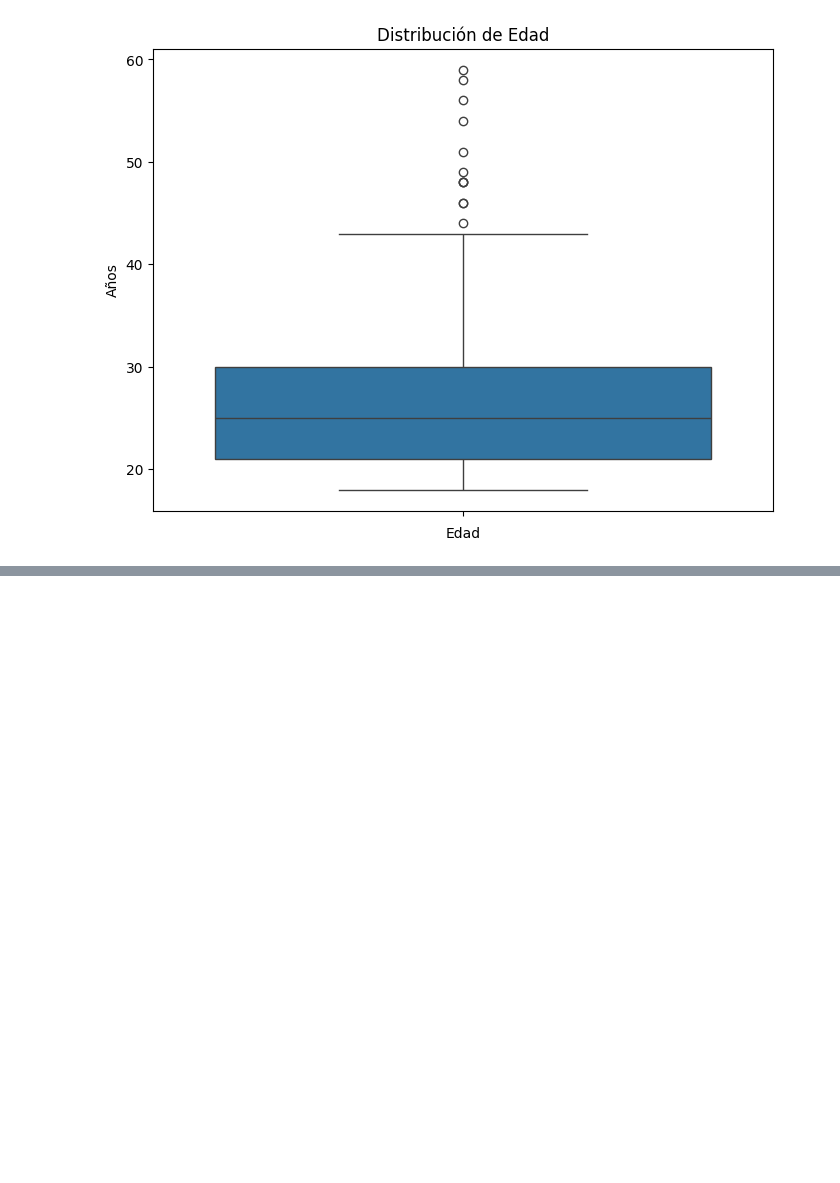
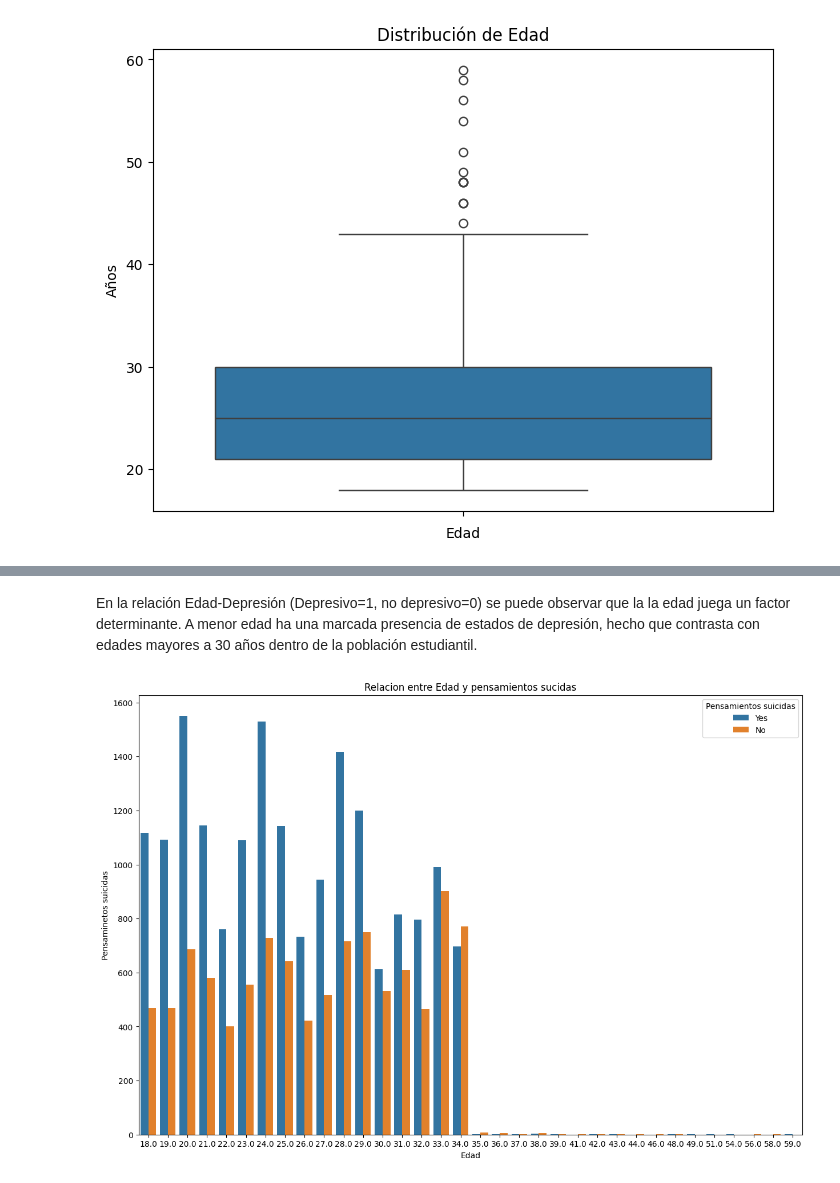
Before and after one commit to LeoV79080679/DSCI, a Jupyter notebook: ProyectoDS_parteI_Valderrama.ipynb, the cells around one changed output, grey strips where cells are left out. Saved outputs shown, nothing was run; the diff lists cells and outputs as text; code cells hidden in the pictures; blank space fills up the shorter version.

```diff
--- a/ProyectoDS_parteI_Valderrama.ipynb
+++ b/ProyectoDS_parteI_Valderrama.ipynb
@@ -141,0 +185,13 @@ plt.show()
+# %% [markdown]
+En la relación Edad-Depresión (Depresivo=1, no depresivo=0) se puede observar que la la edad juega un factor determinante. A menor edad ha una marcada presencia de estados de depresión, hecho que contrasta con edades mayores a 30 años dentro de la población estudiantil.
+# %%
+plt.figure(figsize=(15,10))
+
+sns.countplot(x=df['Age'], hue=df['Have you ever had suicidal thoughts ?'])
+plt.title('Relacion entre Edad y pensamientos sucidas')
+plt.xlabel('Edad')
+plt.ylabel('Pensaminetos suicidas')
+plt.legend(title='Pensamientos suicidas', loc='upper right')
+plt.show()
+# %% [output]
+[figure, added]
```
Also changed, not shown: parts of 4 cells of this notebook.
